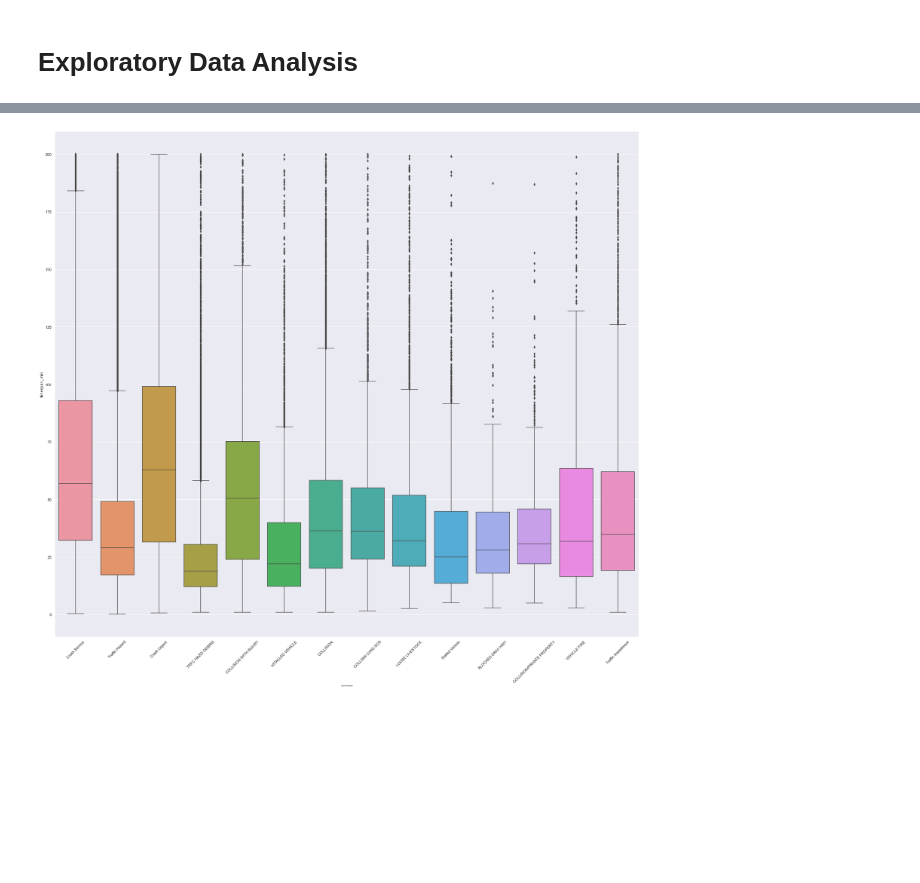
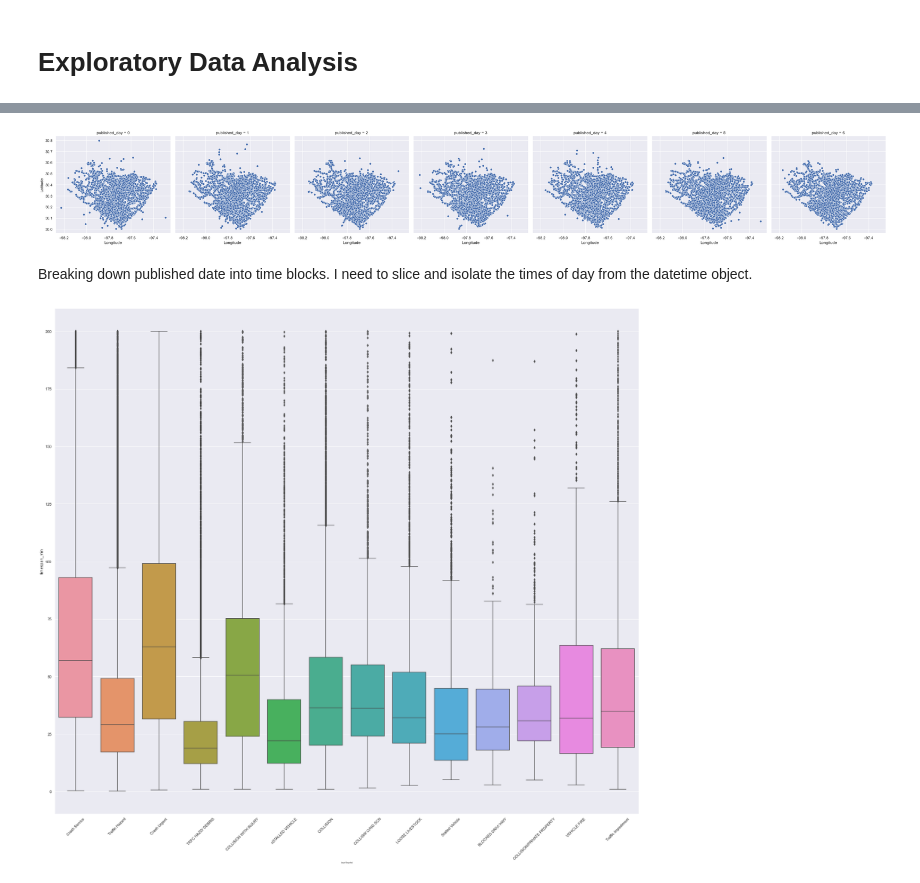
Before and after one commit to tomshields71/Real-Time_Traffic_Incident_Reports, a Jupyter notebook: Real-Time_Traffic_Incident_Reports.ipynb, the cells around one changed output, grey strips where cells are left out. Saved outputs shown, nothing was run; the diff lists cells and outputs as text; code cells hidden in the pictures; blank space fills up the shorter version.

```diff
--- a/Real-Time_Traffic_Incident_Reports.ipynb
+++ b/Real-Time_Traffic_Incident_Reports.ipynb
@@ -85,3 +135,9 @@ df.describe()
+# %%
+ax = sns.relplot(x='Longitude',y='Latitude', data=df, kind='scatter', col='published_day')
+# %% [output]
+[figure, added]
+# %% [markdown]
+Breaking down published date into time blocks. I need to slice and isolate the times of day from the datetime object.
 # %%
 
 ax = sns.boxplot(x= 'issue_reported', y='timespan_min', data=df)
```
Also changed, not shown: parts of 16 cells of this notebook, 2 other files.
